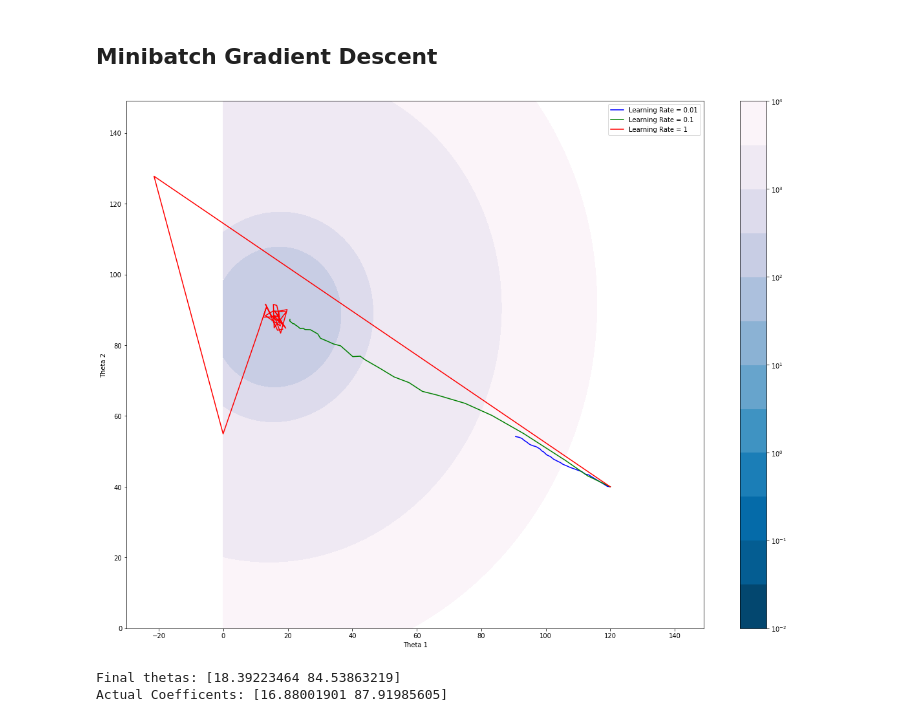
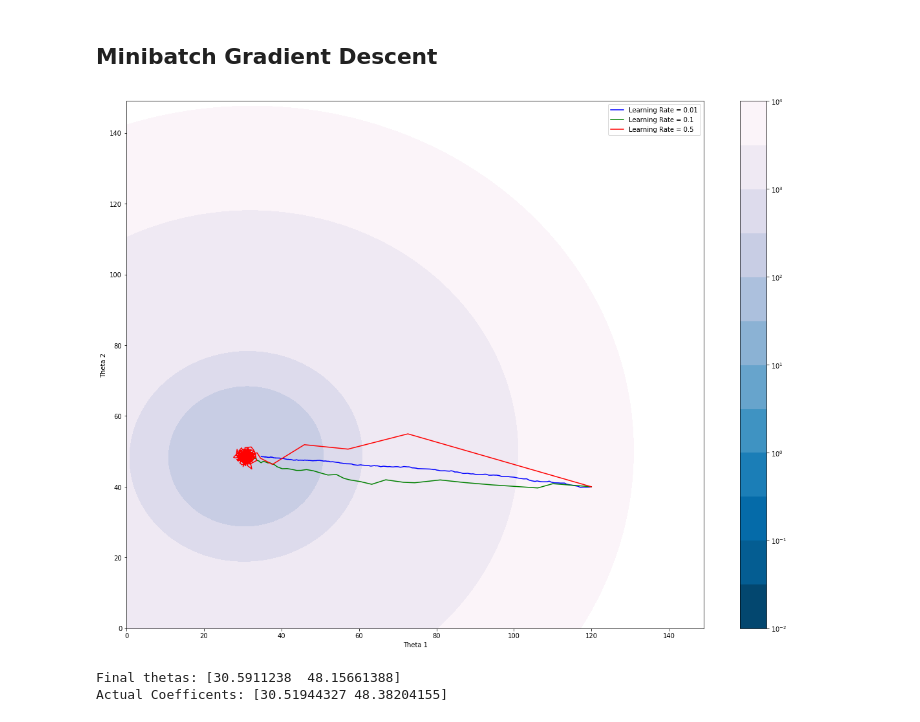
Before and after one commit to robahall/GradDesc, a Jupyter notebook: notebooks/1.0_rah_Gradient_Descent_Algorithims.ipynb, the cells around one changed output. Cells and saved outputs as stored; diff of their text form; code cells hidden in the pictures.

```diff
--- a/notebooks/1.0_rah_Gradient_Descent_Algorithims.ipynb
+++ b/notebooks/1.0_rah_Gradient_Descent_Algorithims.ipynb
@@ -15,7 +15,7 @@ from matplotlib import ticker, cm
 # %% [markdown]
 ## Import dataset
 # %%
-features, target, coef = make_regression(n_samples=1000,
+features, target, coef = make_regression(n_samples=10000,
                                          n_features=2,
                                          n_informative=2,
                                          n_targets=1,
@@ -36,7 +36,7 @@ cs = ax.contourf(x,y,z, levels, locator=ticker.LogLocator(), cmap=cm.PuBu_r)
 
 epochs = 100
 
-learing = [0.01, 0.1, 1]
+learing = [0.01, 0.1, 0.5]
 colors = ['b', 'g', 'r']
 random_start = [np.array([120, 40.]) for i in range(3)]
 
@@ -70,7 +70,7 @@ fig, ax = plt.subplots(figsize=(20, 15))
 cs = ax.contourf(x,y,z, levels, locator=ticker.LogLocator(), cmap=cm.PuBu_r)
 
 
-learing = [0.01, 0.1, 1]
+learing = [0.01, 0.1, 0.5]
 colors = ['b', 'g', 'r']
 random_start = [np.array([120, 40.]) for i in range(3)]
 epochs = 100
@@ -136,34 +136,34 @@ def minibatch_gradient_descent(X, y, weights, learning_rate, epochs, batch_size)
 # %%
 x = np.arange(0, 150, 1)
 y = np.arange(0, 150, 1)
 xx, yy = np.meshgrid(x, y, sparse=True)
 z = np.average((np.dot(features, np.array([xx, yy])) - target) ** 2)
 levels = [0.01, 0.05, 0.1, 0.5, 1, 5, 10, 50, 100, 500, 1000, 5000, 10000]
 
 fig, ax = plt.subplots(figsize=(20, 15))
 cs = ax.contourf(x,y,z, levels, locator=ticker.LogLocator(), cmap=cm.PuBu_r)
 
 
-learing = [0.01, 0.1, 1]
+learing = [0.01, 0.1, 0.5]
 colors = ['b', 'g', 'r']
 random_start = [np.array([120, 40.]) for i in range(3)]
-epochs = 1000
+epochs = 100
 batch_size = 32
 
 for lr, c, rs in zip(learing, colors,random_start):
     theta = rs
     thetas, MSE = minibatch_gradient_descent(features, target, theta, lr, epochs, batch_size)
     #thetas, MSE = stochastic_gradient_descent(features, target, theta, lr, epochs)
     ax.plot(thetas[:,0],thetas[:,1], c, label='Learning Rate = {}'.format(lr))
     ax.legend()
 
 cbar = fig.colorbar(cs)
 plt.xlabel('Theta 1')
 plt.ylabel('Theta 2')
 plt.show()
 print("Final thetas: {}".format(thetas[-1]))
 print("Actual Coefficents: {}".format(coef))
 # %% [output]
-[figure, old version]
+[figure, new version]
-Final thetas: [18.39223464 84.53863219]
-Actual Coefficents: [16.88001901 87.91985605]
+Final thetas: [30.5911238  48.15661388]
+Actual Coefficents: [30.51944327 48.38204155]
```
Also changed, not shown: parts of 3 cells of this notebook.
